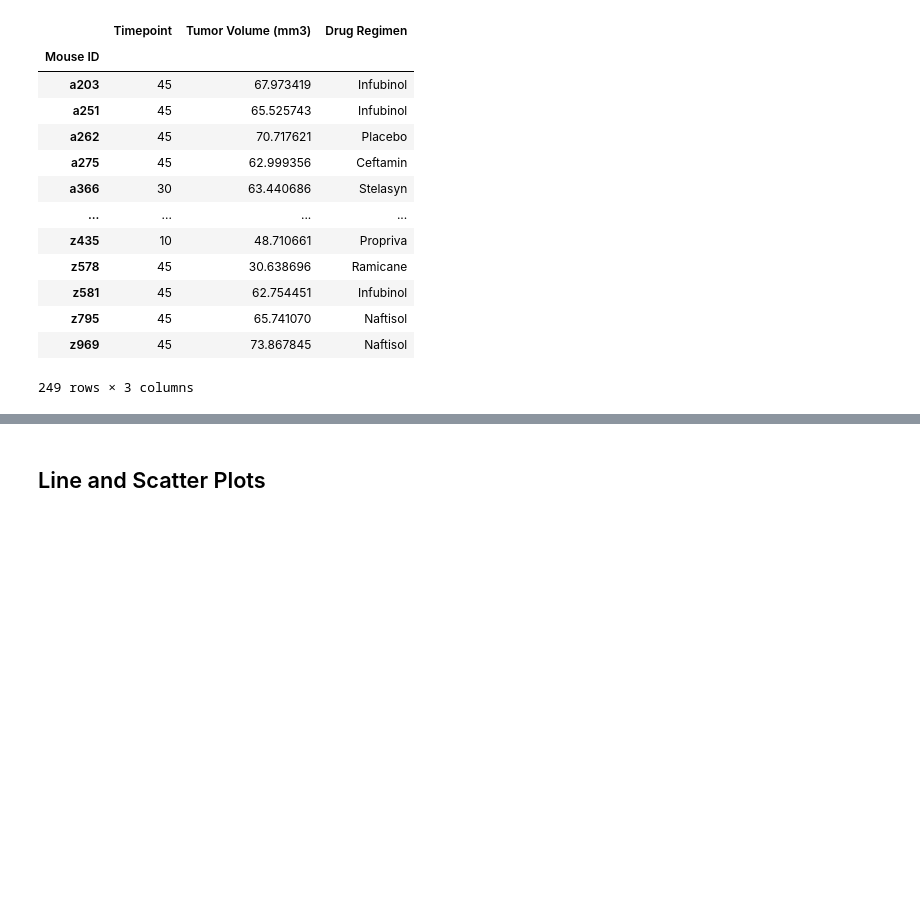
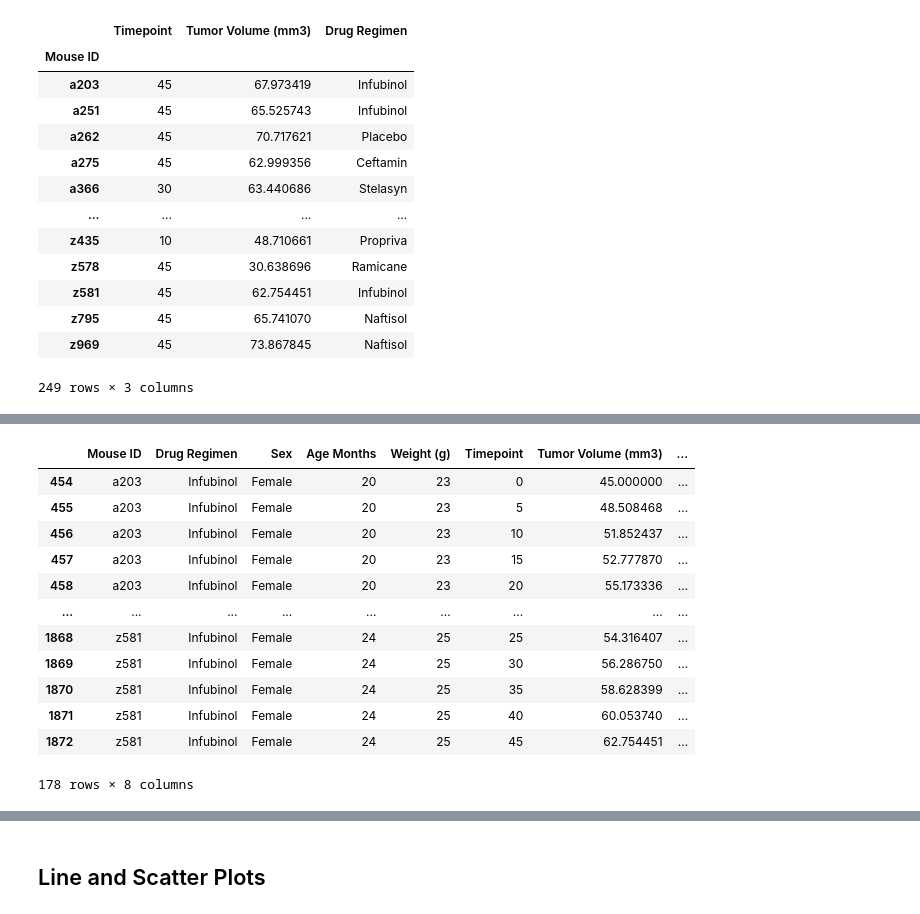
Before and after one commit to kvereda/Matplotlib-challenge, a Jupyter notebook: pymaceuticals_starter.ipynb, the cells around one changed output, grey strips where cells are left out. Drawn from its saved outputs; the diff is of its cells as text; code cells hidden in the pictures; blank space fills up the shorter version.

```diff
--- a/pymaceuticals_starter.ipynb
+++ b/pymaceuticals_starter.ipynb
@@ -337,0 +394,17 @@ AttributeError: 'SeriesGroupBy' object has no attribute 'reset_index'
+# %%
+Infubinol_df = new_combined_mice_df.loc[new_combined_mice_df["Drug Regimen"] =="Infubinol", :]
+Infubinol_df
+# %% [output]
+|  | Mouse ID | Drug Regimen | Sex | Age Months | Weight (g) | Timepoint | Tumor Volume (mm3) | ... |
+| 454 | a203 | Infubinol | Female | 20 | 23 | 0 | 45.000000 | ... |
+| 455 | a203 | Infubinol | Female | 20 | 23 | 5 | 48.508468 | ... |
+| 456 | a203 | Infubinol | Female | 20 | 23 | 10 | 51.852437 | ... |
+| 457 | a203 | Infubinol | Female | 20 | 23 | 15 | 52.777870 | ... |
+| 458 | a203 | Infubinol | Female | 20 | 23 | 20 | 55.173336 | ... |
+| ... | ... | ... | ... | ... | ... | ... | ... | ... |
+| 1868 | z581 | Infubinol | Female | 24 | 25 | 25 | 54.316407 | ... |
+| 1869 | z581 | Infubinol | Female | 24 | 25 | 30 | 56.286750 | ... |
+| 1870 | z581 | Infubinol | Female | 24 | 25 | 35 | 58.628399 | ... |
+| 1871 | z581 | Infubinol | Female | 24 | 25 | 40 | 60.053740 | ... |
+| 1872 | z581 | Infubinol | Female | 24 | 25 | 45 | 62.754451 | ... |
+178 rows × 8 columns
```
Also changed, not shown: parts of 14 cells of this notebook.
